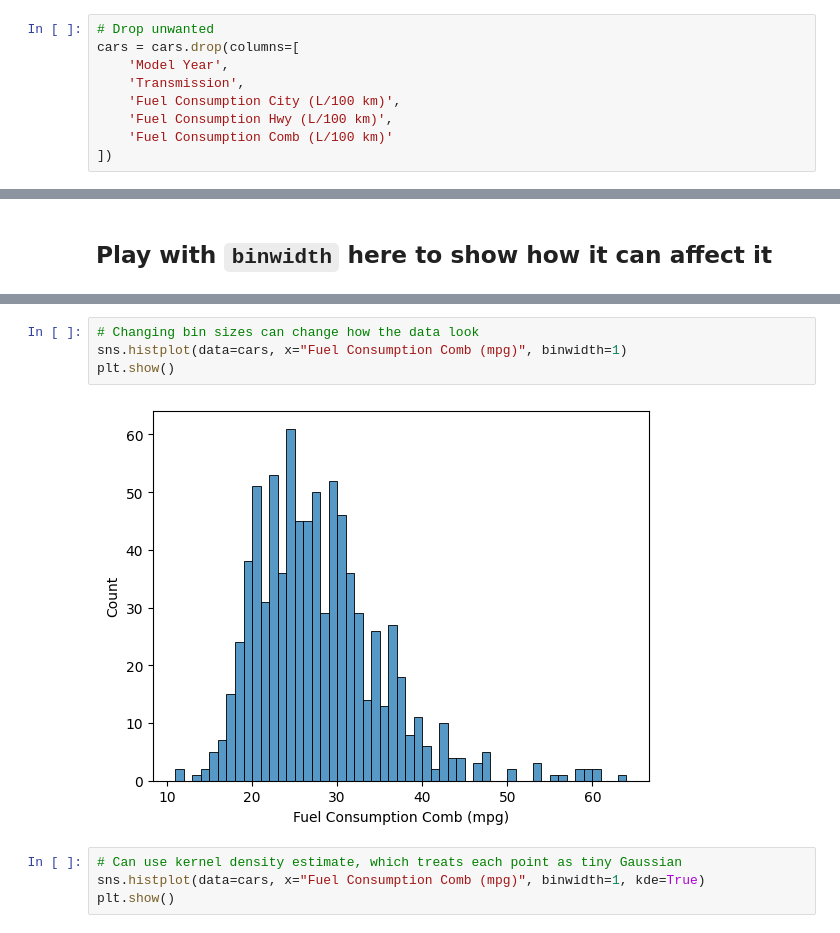
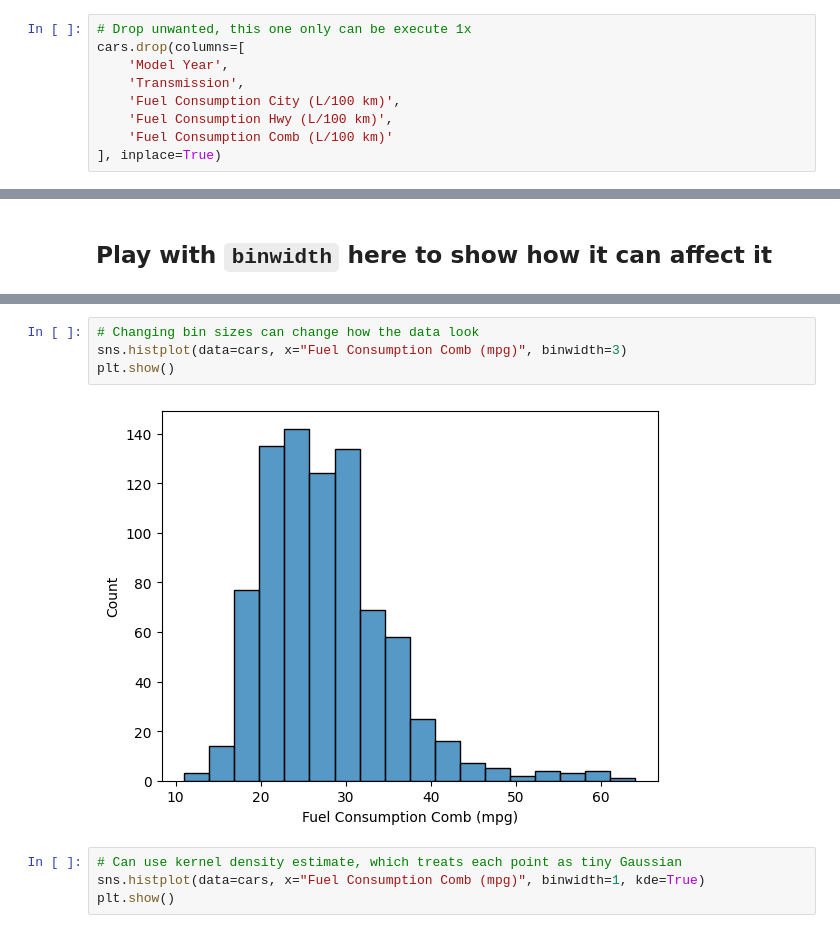
Before and after one commit to setiadha-unc/data720, a Jupyter notebook: Unit 6/visualizing_with_seaborn.ipynb, the cells around one changed output, grey strips where cells are left out. Saved outputs shown, nothing was run; the diff lists cells and outputs as text.

```diff
--- a/Unit 6/visualizing_with_seaborn.ipynb
+++ b/Unit 6/visualizing_with_seaborn.ipynb
@@ -34,14 +37,14 @@ cars.columns.to_list()
  'CO2 Rating',
  'Smog Rating']
 # %%
-# Drop unwanted
-cars = cars.drop(columns=[
+# Drop unwanted, this one only can be execute 1x
+cars.drop(columns=[
     'Model Year',
     'Transmission',
     'Fuel Consumption City (L/100 km)',
     'Fuel Consumption Hwy (L/100 km)',
     'Fuel Consumption Comb (L/100 km)'
-])
+], inplace=True)
 # %%
 # Print unique classes
 print(cars["Vehicle Class"].unique())
@@ -70,9 +69,9 @@ plt.show()
 # %%
 # Changing bin sizes can change how the data look
-sns.histplot(data=cars, x="Fuel Consumption Comb (mpg)", binwidth=1)
+sns.histplot(data=cars, x="Fuel Consumption Comb (mpg)", binwidth=3)
 plt.show()
 # %% [output]
-[figure, old version]
+[figure, new version]
 # %%
 # Can use kernel density estimate, which treats each point as tiny Gaussian
 sns.histplot(data=cars, x="Fuel Consumption Comb (mpg)", binwidth=1, kde=True)
```
Also changed, not shown: parts of 15 cells of this notebook, 3 other files.
